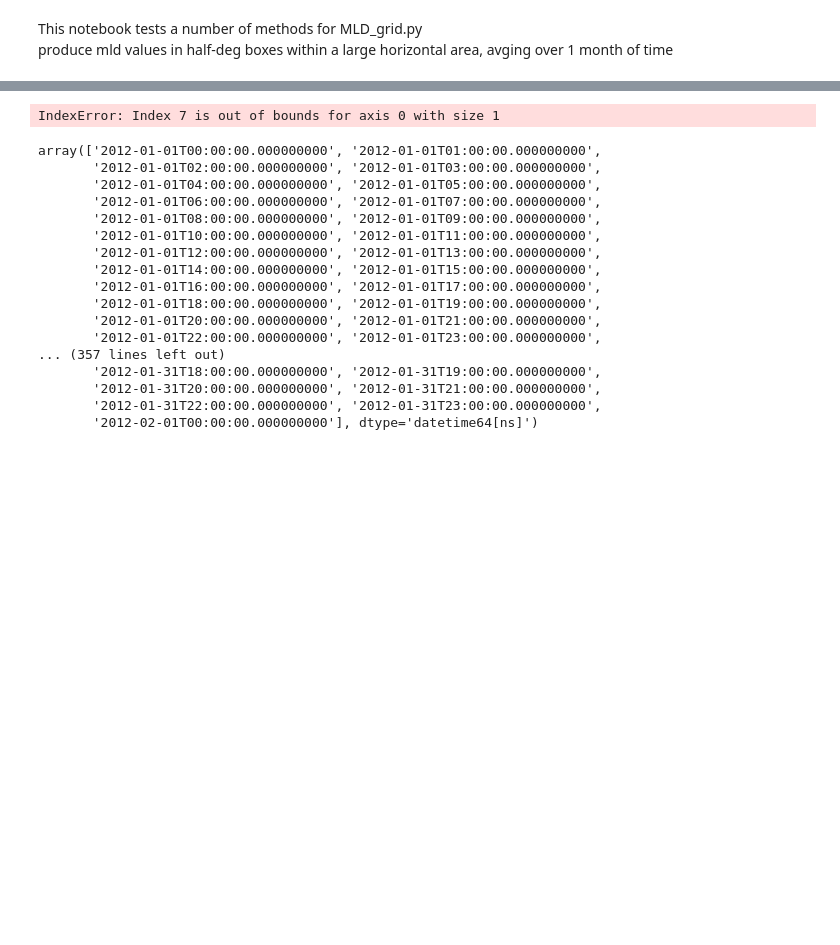
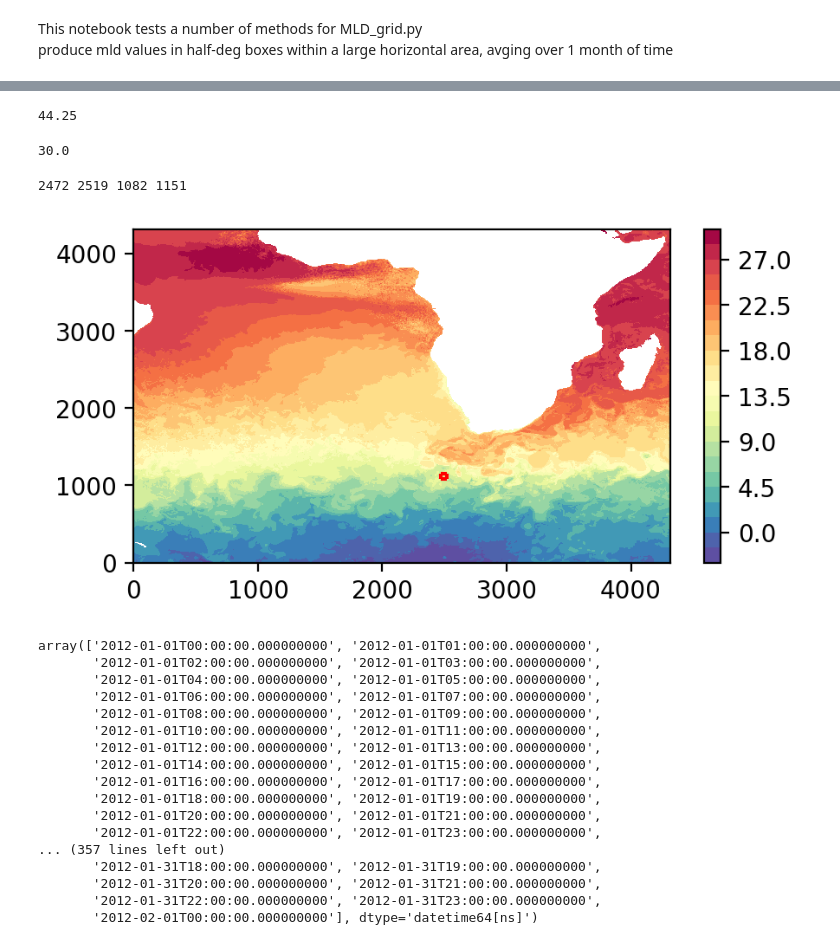
Before and after one commit to GHOpenonic/LLC_ocean_emulator, a Jupyter notebook: high_res_diagnostics/MLD/MLD_grid_testing.ipynb, the cells around one changed output, grey strips where cells are left out. Drawn from its saved outputs; the diff is of its cells as text; code cells hidden in the pictures; blank space fills up the shorter version.

```diff
--- a/high_res_diagnostics/MLD/MLD_grid_testing.ipynb
+++ b/high_res_diagnostics/MLD/MLD_grid_testing.ipynb
@@ -11,6 +11,8 @@ import dask
 
 from fastjmd95 import jmd95numba
 from xhistogram.xarray import histogram
+# %%
+llc = xr.open_zarr('/orcd/data/abodner/003/LLC4320/LLC4320',consolidated=False)
 # %%
 # build i,j,face index for a lat/lon spatial box about central lat/lon coord for llc4320
 def llc_latlon_box_indices(
@@ -56,3 +58,30 @@ def llc_latlon_box_indices(
         face_boxes[int(face)] = (j_start, j_end, i_start, i_end)
 
     return face_boxes
+# %%
+loc = 'Agulhas'
+lat_center = -43
+lon_center = 14
+extent = 5.0
+buffer = 0 # a little greater than 1 allows tile_width to trim to 4 sub-panels of exactly 0.5 x 0.5 deg^2 = 1 x 1 deg^2
+degree_extent = extent + buffer
+tile_width = 0.25
+t_0 = 432
+t_1 = t_0 + 24
+# %%
+boxes = llc_latlon_box_indices(
+    llc,
+    lat_center=lat_center,
+    lon_center=lon_center,
+    degree_extent=degree_extent)
+
+subs = []
+for face, (j0, j1, i0, i1) in boxes.items():
+    subs.append(
+        llc.isel(face=face, j=slice(j0, j1), i=slice(i0, i1))
+    )
+
+LLC_sub = xr.concat(subs, dim="face")
+
+# select temporal extent
+LLC_sub = LLC_sub.isel(time=slice(t_0,t_1))[['Theta','Salt','Z','XC','YC','rA']]
@@ -59,3 +189,11 @@ def llc_latlon_box_indices(
+# %%
+354/8
+# %% [output]
+44.25
+# %%
+240/8
+# %% [output]
+30.0
 # %%
 # first define a helper function to rotate plots for N-S/vertical alignment
 def rotate_axes_90_clockwise(ax):
@@ -208,26 +351,30 @@ LLC_sub = LLC_sub.isel(time=slice(t_0,t_1))[['Theta','Salt','Z','XC','YC','rA']]
+# %%
+print(i_0, i_1, j_0, j_1)
+# %% [output]
+2472 2519 1082 1151
 # %%
 i_0 = LLC_sub.i.values.min()
 i_1 = LLC_sub.i.values.max()
 j_0 = LLC_sub.j.values.min()
 j_1 = LLC_sub.j.values.max()
 # let's visualize loc of interest
-llc_vis = LLC_sub.isel(time=2000,face=7, k=14)
+llc_vis = LLC_full.isel(time=2000,face=1, k=14)
 fig, ax = plt.subplots(figsize=(5,2.5),dpi=200)
 cf = ax.contourf(llc_vis['Theta']['i'], llc_vis['Theta']['j'], llc_vis['Theta'], cmap="Spectral_r",vmin=np.min(llc_vis['Theta']).values,vmax=np.max(llc_vis['Theta']).values, levels = 30)
 
 ax.hlines(y=j_0, xmin=i_0, xmax=i_1, colors='r')
 ax.hlines(y=j_1, xmin=i_0, xmax=i_1, colors='r')
 ax.vlines(x=i_0, ymin=j_0, ymax=j_1, colors='r')
 ax.vlines(x=i_1, ymin=j_0, ymax=j_1, colors='r')
 
 plt.colorbar(cf, ax = ax)
 ax.set_xlim(0,4320)
 
-rotate_axes_90_clockwise(ax)
+#rotate_axes_90_clockwise(ax)
 
 plt.show()
 # %% [output]
-IndexError: Index 7 is out of bounds for axis 0 with size 1
+[figure, added]
 # %%
 data_dir = '/orcd/data/abodner/002/cody/MLD_per_pixel'
 data = 'MLD_test_face7_(432,9192)_((2000, 2540))'
```
Also changed, not shown: parts of 2 cells of this notebook, 28 other files.
